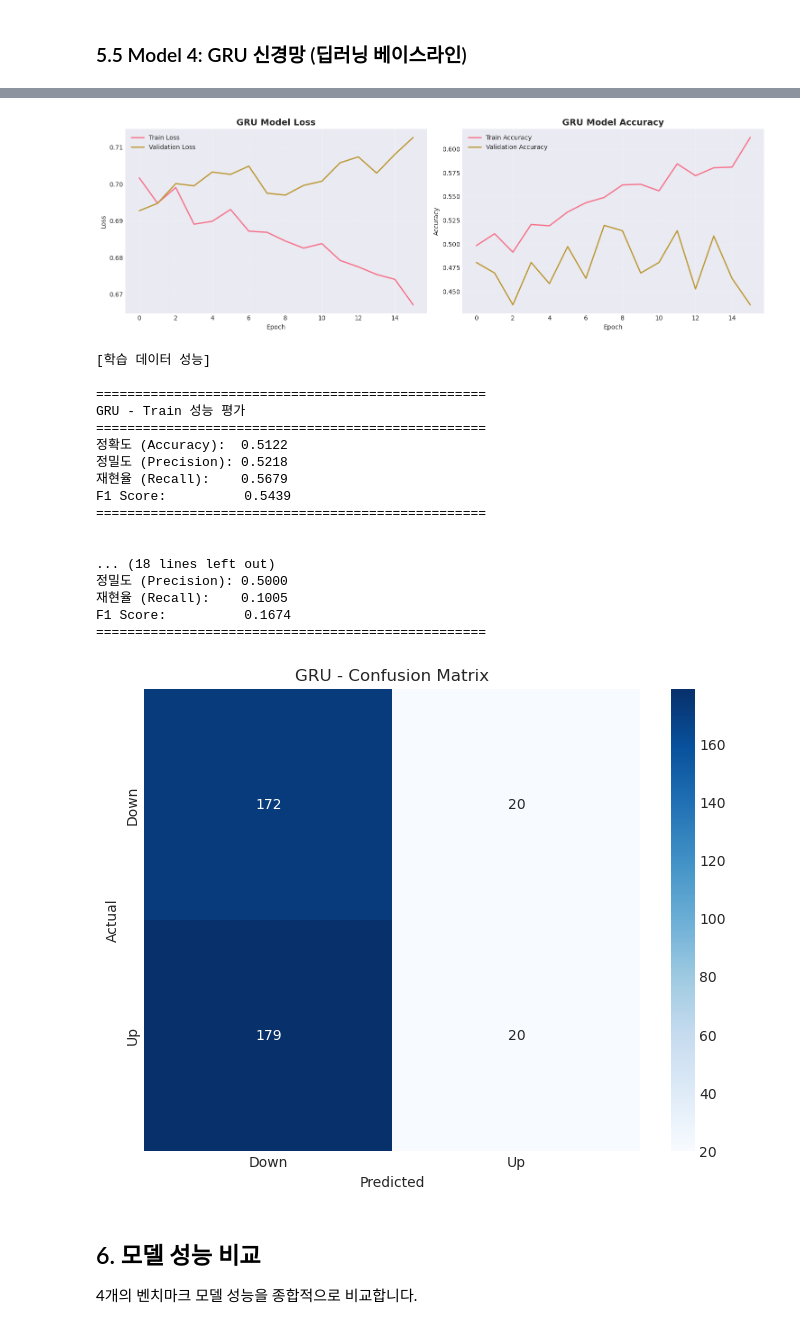
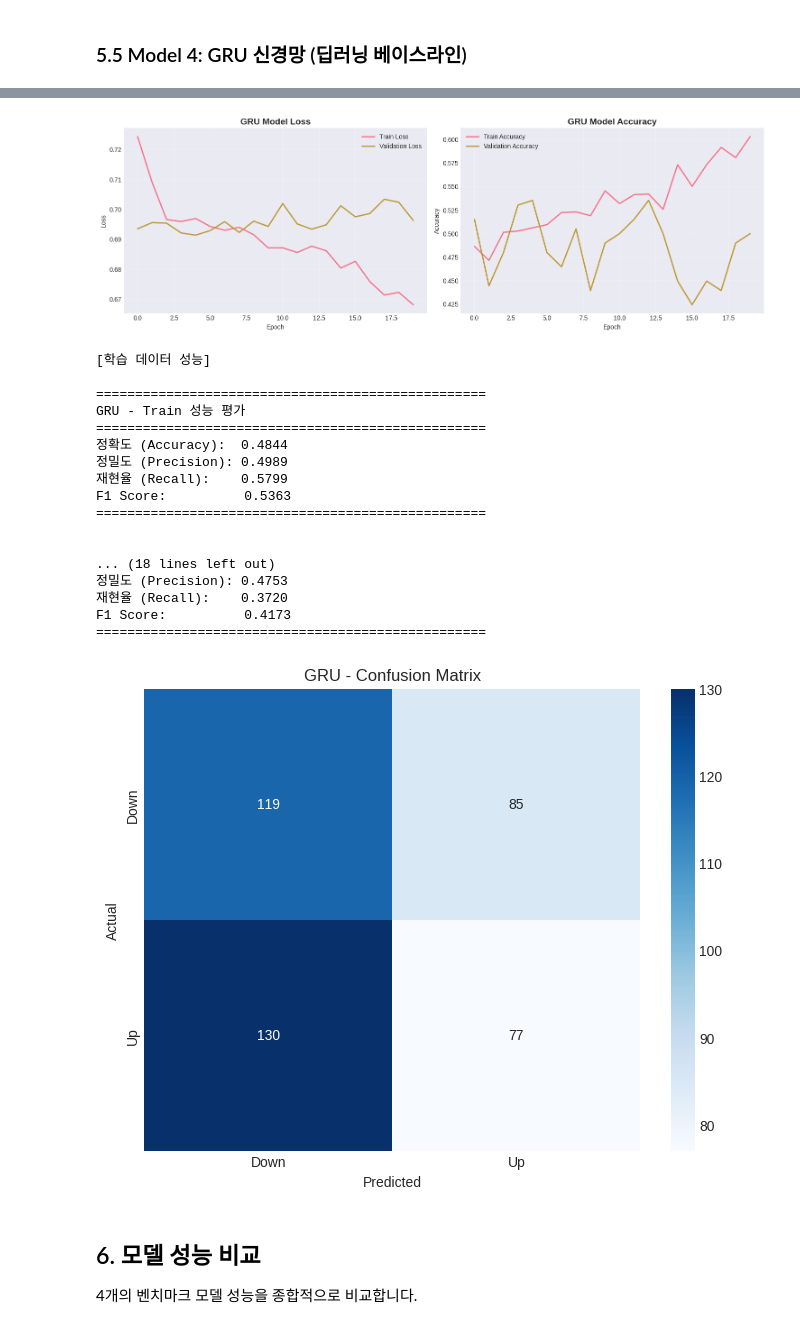
Before and after one commit to 5636028-cmyk/TimeSeriesForecastingTest, a Jupyter notebook: lab_notebook.ipynb, the cells around one changed output, grey strips where cells are left out. Cells and saved outputs as stored; diff of their text form; code cells hidden in the pictures.

```diff
--- a/lab_notebook.ipynb
+++ b/lab_notebook.ipynb
@@ -414,7 +414,7 @@ print("=" * 70)
 print("1. 로지스틱 회귀 (Logistic Regression) 모델 학습")
 print("=" * 70)
 
-lr_model = LogisticRegression(max_iter=1000, random_state=42)
+lr_model = LogisticRegression(max_iter=1000, random_state=42, class_weight='balanced') #class_weight함수를 통해 편향 방지 추가
 lr_model.fit(X_train_scaled, y_train)
 
 print("✅ 로지스틱 회귀 모델 학습 완료!")
@@ -585,7 +585,7 @@ def create_sequences(X, y, sequence_length=30):
     return np.array(X_seq), np.array(y_seq)
 
 # 시퀀스 생성
-sequence_length = 30  # 과거 30일치 데이터를 한 시퀀스로 사용
+sequence_length = 15  # 과거 15일치 데이터를 한 시퀀스로 사용 수정-> 위와 같이 단기적인 분석을 위함
 
 X_train_seq, y_train_seq = create_sequences(X_train_scaled, y_train.values, sequence_length)
 X_val_seq, y_val_seq = create_sequences(X_val_scaled, y_val.values, sequence_length)
@@ -604,19 +604,19 @@ train_dataset = TensorDataset(
     torch.FloatTensor(X_train_seq),
     torch.FloatTensor(y_train_seq)
 )
-train_loader = DataLoader(train_dataset, batch_size=32, shuffle=True, drop_last=True) # drop_last=True 추가
+train_loader = DataLoader(train_dataset, batch_size=32, shuffle=True, drop_last=False) # drop_last=True -> False로 변경
 
 val_dataset = TensorDataset(
     torch.FloatTensor(X_val_seq),
     torch.FloatTensor(y_val_seq)
 )
-val_loader = DataLoader(val_dataset, batch_size=32, shuffle=False) # 검증 데이터는 drop_last=False 유지 가능
+val_loader = DataLoader(val_dataset, batch_size=32, shuffle=False, drop_last=False) # drop_last=False 유지
 
 test_dataset = TensorDataset(
     torch.FloatTensor(X_test_seq),
     torch.FloatTensor(y_test_seq)
 )
-test_loader = DataLoader(test_dataset, batch_size=32, shuffle=False) # 테스트 데이터는 drop_last=False 유지 가능
+test_loader = DataLoader(test_dataset, batch_size=32, shuffle=False, drop_last=False) # drop_last=False 유지
 
 print("\n✅ PyTorch DataLoader 생성 완료!")
 # %% [output]
@@ -828,43 +829,43 @@ axes[1].grid(True, alpha=0.3)
 plt.tight_layout()
 plt.show()
 # %% [output]
-[figure, old version]
+[figure, new version]
 # %%
 # GRU 예측 및 성능 평가
 y_pred_gru_train_prob, y_pred_gru_train = predict_pytorch_model(gru_model, train_loader)
 y_pred_gru_val_prob, y_pred_gru_val = predict_pytorch_model(gru_model, val_loader)
 y_pred_gru_test_prob, y_pred_gru_test = predict_pytorch_model(gru_model, test_loader)
 
 print("\n[학습 데이터 성능]")
-gru_results_train = evaluate_model(y_train_seq, y_pred_gru_train, "GRU - Train")
+gru_results_train = evaluate_model(y_train_seq[:len(y_pred_gru_train)], y_pred_gru_train, "GRU - Train") #train =/= y_train_seq수랑 달라서 수정
 
 print("\n[검증 데이터 성능]")
 gru_results_val = evaluate_model(y_val_seq, y_pred_gru_val, "GRU - Validation")
 
 print("\n[테스트 데이터 성능]")
 gru_results_test = evaluate_model(y_test_seq, y_pred_gru_test, "GRU - Test")
 
 # 혼동 행렬
 plot_confusion_matrix(y_test_seq, y_pred_gru_test, "GRU")
 # %% [output]
 [학습 데이터 성능]
 
 ==================================================
 GRU - Train 성능 평가
 ==================================================
-정확도 (Accuracy):  0.5122
-정밀도 (Precision): 0.5218
-재현율 (Recall):    0.5679
-F1 Score:          0.5439
+정확도 (Accuracy):  0.4844
+정밀도 (Precision): 0.4989
+재현율 (Recall):    0.5799
+F1 Score:          0.5363
 ==================================================
 
 
 ... (18 lines left out)
-정밀도 (Precision): 0.5000
-재현율 (Recall):    0.1005
-F1 Score:          0.1674
+정밀도 (Precision): 0.4753
+재현율 (Recall):    0.3720
+F1 Score:          0.4173
 ==================================================
-[figure, old version]
+[figure, new version]
 # %% [markdown]
 ## 6. 모델 성능 비교
 
```
Also changed, not shown: parts of 25 cells of this notebook.
